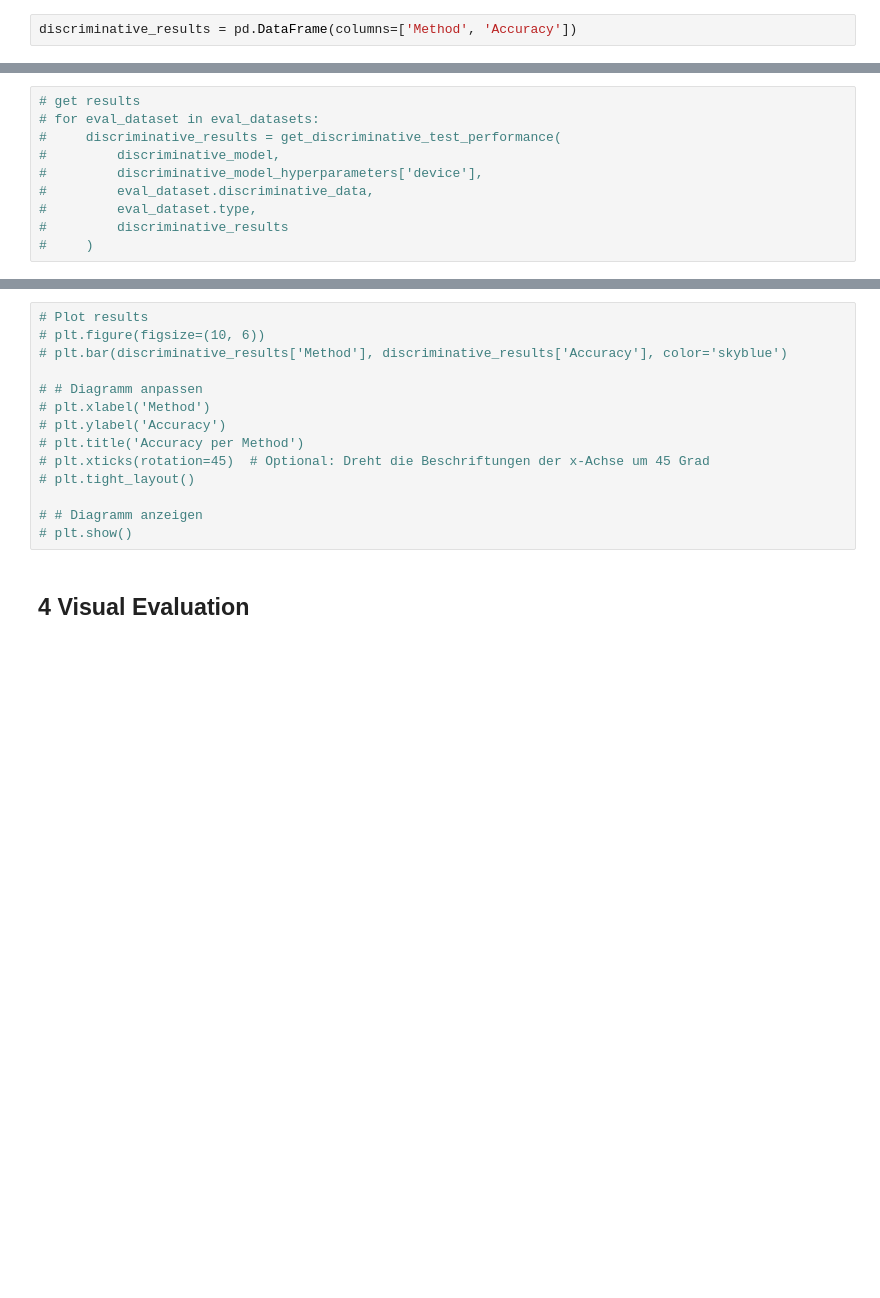
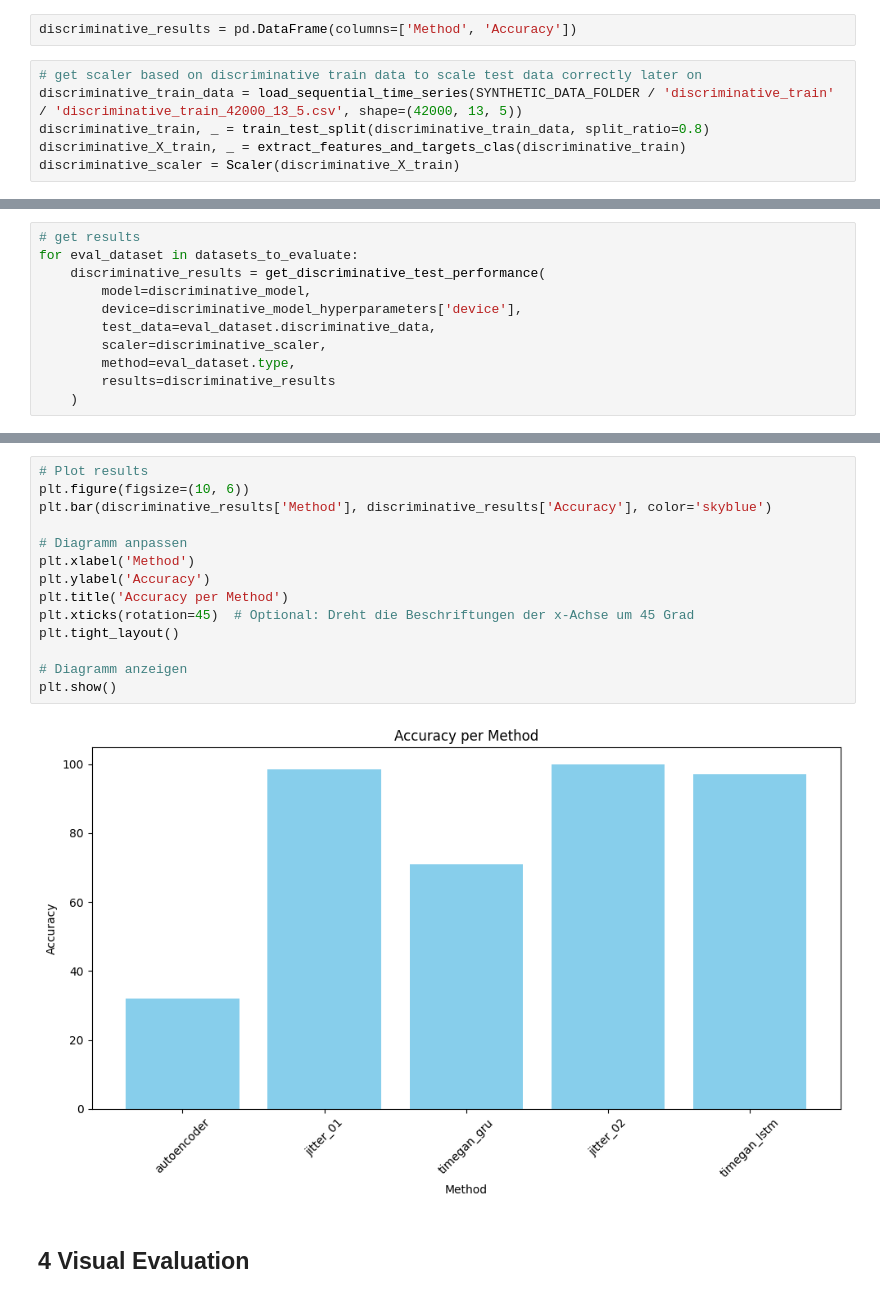
Before and after one commit to arneallwardt/time_series_data_augmentation, a Jupyter notebook: data_evaluation/evaluation_pipeline.ipynb, the cells around one changed output, grey strips where cells are left out. Cells and saved outputs as stored; diff of their text form; blank space fills up the shorter version.

```diff
--- a/data_evaluation/evaluation_pipeline.ipynb
+++ b/data_evaluation/evaluation_pipeline.ipynb
@@ -196,2 +188,8 @@ discriminative_model = LSTMClassification(
 # %%
 discriminative_results = pd.DataFrame(columns=['Method', 'Accuracy'])
+# %%
+# get scaler based on discriminative train data to scale test data correctly later on
+discriminative_train_data = load_sequential_time_series(SYNTHETIC_DATA_FOLDER / 'discriminative_train' / 'discriminative_train_42000_13_5.csv', shape=(42000, 13, 5))
+discriminative_train, _ = train_test_split(discriminative_train_data, split_ratio=0.8)
+discriminative_X_train, _ = extract_features_and_targets_clas(discriminative_train)
+discriminative_scaler = Scaler(discriminative_X_train)
@@ -198,10 +200,11 @@ discriminative_results = pd.DataFrame(columns=['Method', 'Accuracy'])
 # %%
 # get results
-# for eval_dataset in eval_datasets:
-#     discriminative_results = get_discriminative_test_performance(
-#         discriminative_model,
-#         discriminative_model_hyperparameters['device'],
-#         eval_dataset.discriminative_data,
-#         eval_dataset.type,
-#         discriminative_results
-#     )
+for eval_dataset in datasets_to_evaluate:
+    discriminative_results = get_discriminative_test_performance(
+        model=discriminative_model,
+        device=discriminative_model_hyperparameters['device'],
+        test_data=eval_dataset.discriminative_data,
+        scaler=discriminative_scaler,
+        method=eval_dataset.type,
+        results=discriminative_results
+    )
@@ -208,16 +232,18 @@ discriminative_results = pd.DataFrame(columns=['Method', 'Accuracy'])
 # %%
 # Plot results
-# plt.figure(figsize=(10, 6))
-# plt.bar(discriminative_results['Method'], discriminative_results['Accuracy'], color='skyblue')
+plt.figure(figsize=(10, 6))
+plt.bar(discriminative_results['Method'], discriminative_results['Accuracy'], color='skyblue')
 
-# # Diagramm anpassen
-# plt.xlabel('Method')
-# plt.ylabel('Accuracy')
-# plt.title('Accuracy per Method')
-# plt.xticks(rotation=45)  # Optional: Dreht die Beschriftungen der x-Achse um 45 Grad
-# plt.tight_layout()
+# Diagramm anpassen
+plt.xlabel('Method')
+plt.ylabel('Accuracy')
+plt.title('Accuracy per Method')
+plt.xticks(rotation=45)  # Optional: Dreht die Beschriftungen der x-Achse um 45 Grad
+plt.tight_layout()
 
-# # Diagramm anzeigen
-# plt.show()
+# Diagramm anzeigen
+plt.show()
+# %% [output]
+[figure, added]
 # %% [markdown]
 ## 4 Visual Evaluation
```
Also changed, not shown: parts of 11 cells of this notebook, 3 other files.
